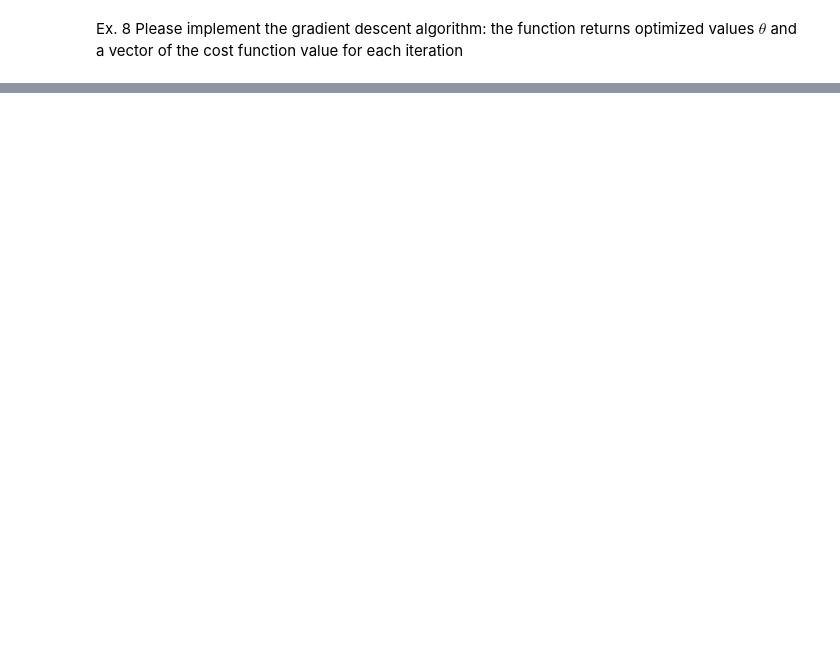
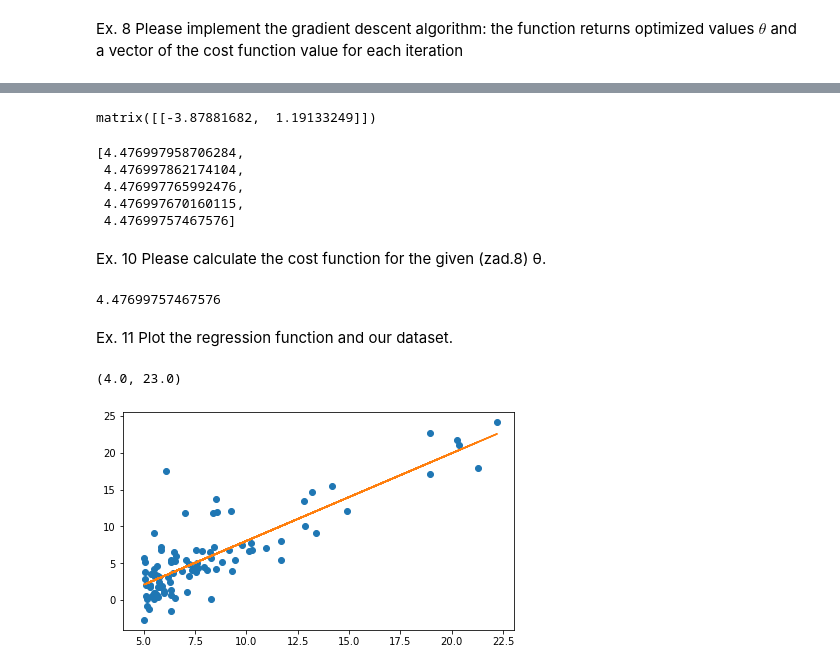
Before and after one commit to wkula/MachineLearning, a Jupyter notebook: Lab3.ipynb, the cells around one changed output, grey strips where cells are left out. Saved outputs shown, nothing was run; the diff lists cells and outputs as text; code cells hidden in the pictures; blank space fills up the shorter version.

```diff
--- a/Lab3.ipynb
+++ b/Lab3.ipynb
@@ -93,9 +85,3 @@ matrix([[32.07273388]])
 Ex. 8 Please implement the gradient descent algorithm:
     the function returns optimized values $\theta$
 and a vector of the cost function value for each iteration
-# %%
-def gradient_prosty(X, y, theta, alpha, it):
-    # it - iteration nb.
-    theta[0, 0] -= alpha * 2 * computeCost(X, y, theta)
-
-    return theta, cost
@@ -104,0 +88,12 @@ def gradient_prosty(X, y, theta, alpha, it):
+# %%
+def gradient_prosty(X, Y, theta, alpha, it):
+    cost = list()
+    cost.append(computeCost(X, Y, theta))
+    for _ in range(it):
+        for i in range(theta.shape[0] + 1):
+            theta[0, i] -= alpha * sum((x * theta.transpose() - y) * x[0, i] for x, y in zip (X, Y))/(len(Y))
+        cost.append(computeCost(X, Y, theta))
+    return theta, cost
+# %%
+alpha = 0.01
+it = 1000
@@ -104,0 +102,32 @@ def gradient_prosty(X, y, theta, alpha, it):
+# %%
+it = 3000
+theta_opt, cost = gradient_prosty(X, y, theta, alpha, it)
+# %%
+theta_opt
+# %% [output]
+matrix([[-3.87881682,  1.19133249]])
+# %%
+cost[-5:]
+# %% [output]
+[4.476997958706284,
+ 4.476997862174104,
+ 4.476997765992476,
+ 4.476997670160115,
+ 4.47699757467576]
+# %% [markdown]
+Ex. 10 Please calculate the cost function for the given (zad.8) θ.
+# %%
+computeCost(X, y, theta_opt)
+# %% [output]
+4.47699757467576
+# %% [markdown]
+Ex. 11 Plot the regression function and our dataset.
+# %%
+fig, ax = plt.subplots(1, 1, figsize=(7,4))
+
+ax.scatter(data['Population'], data['Profit'])
+ax.plot(X, theta_opt[0,1]*X+theta_opt[0,0])
+ax.set_xlim(4,23)
+# %% [output]
+(4.0, 23.0)
+[figure, added]
```
Also changed, not shown: parts of 35 cells of this notebook.
